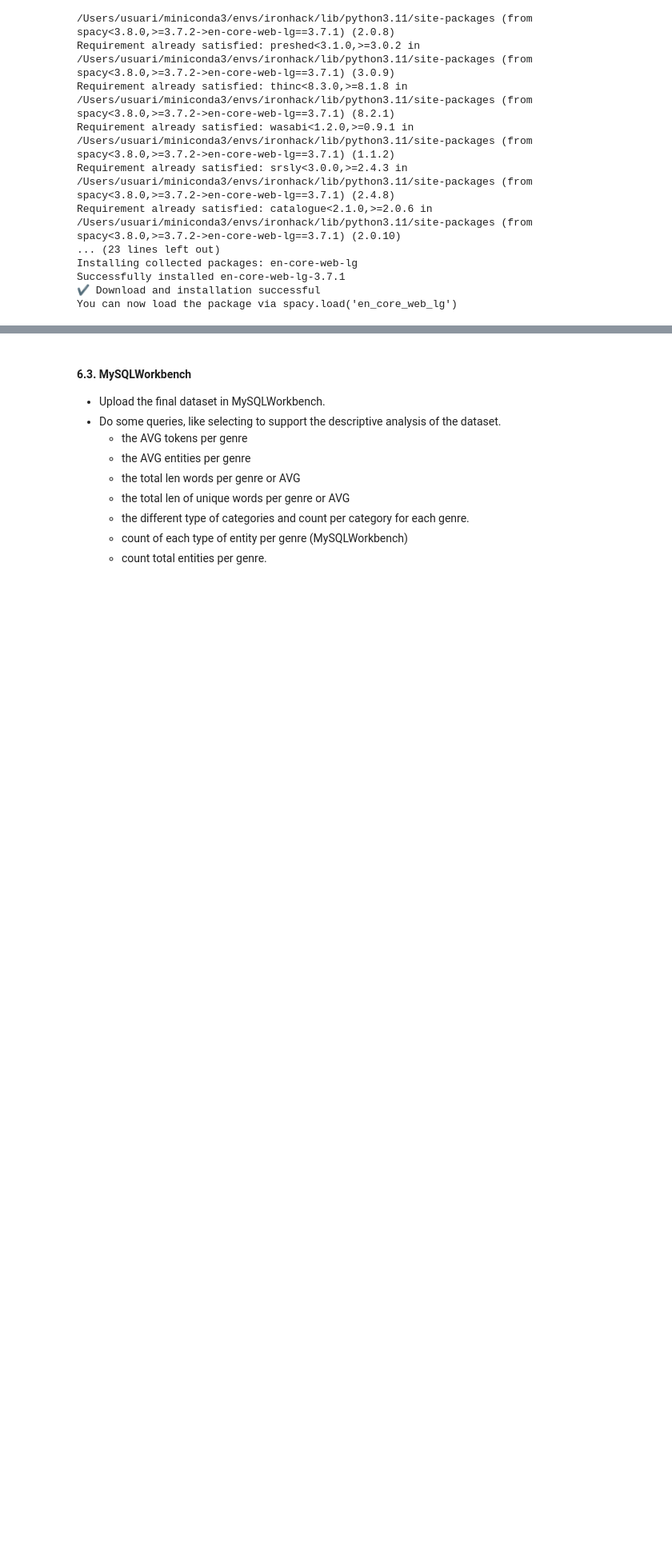
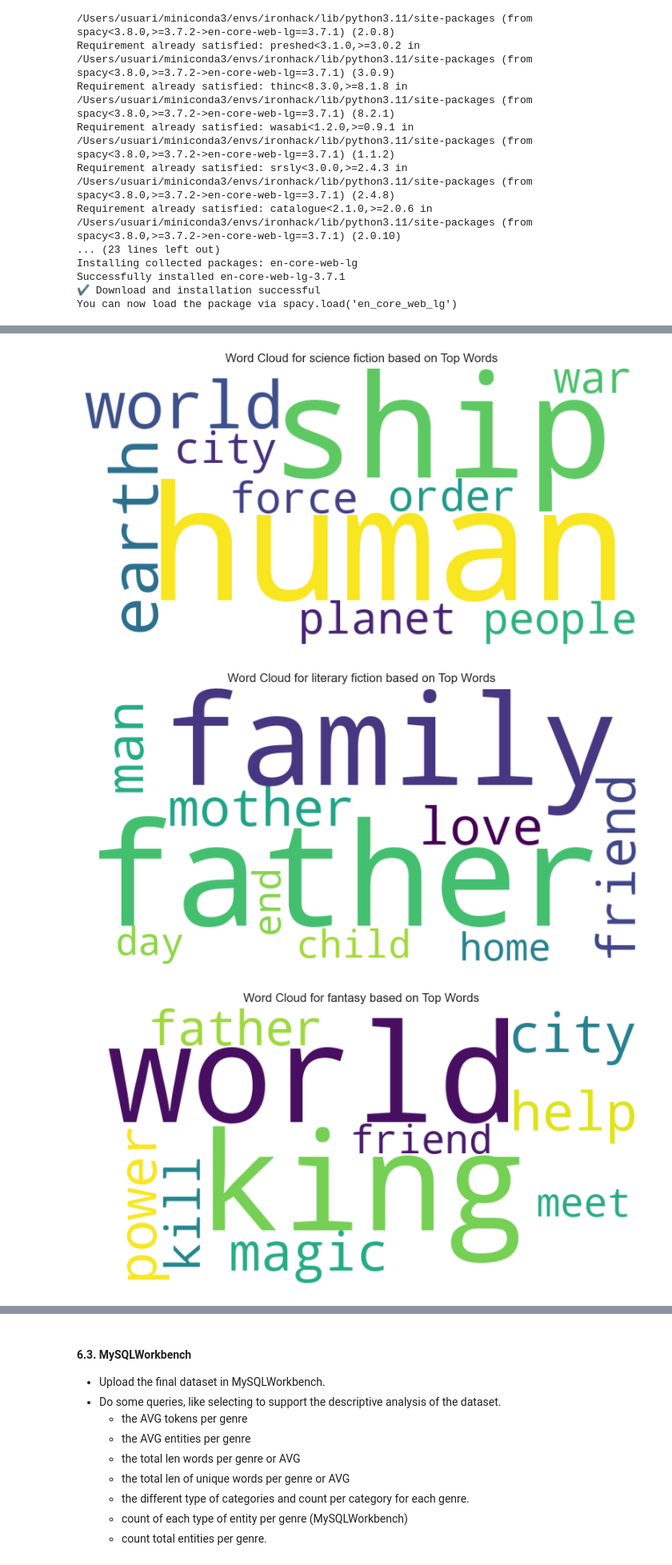
Before and after one commit to foscanit/final_project, a Jupyter notebook: notebooks/NLTK.ipynb, the cells around one changed output, grey strips where cells are left out. Shown at 80% size. Drawn from its saved outputs; the diff is of its cells as text; code cells hidden in the pictures; blank space fills up the shorter version.

```diff
--- a/notebooks/NLTK.ipynb
+++ b/notebooks/NLTK.ipynb
@@ -370,0 +422,34 @@ KeyboardInterrupt:
+# %%
+# I create another function to find the most common entities per genre (excluding cardinals and ordinals):
+
+def top_entities_by_genre(ner, num_top_entities=5, exclude_entities=None):
+    """
+    Returns the top entities by genre based on their frequency.
+
+    Parameters:
+    - ner: DataFrame with columns 'genres' and 'entities'.
+    - num_top_entities: Number of top entities to return for each genre.
+    - exclude_entities: List of entity types to exclude from the results.
+
+    Returns:
+    - Pandas DataFrame with columns 'genres', 'entities', and 'frequency'.
+    """
+    if exclude_entities is None:
+        exclude_entities = []
+
+    # Exclude specified entities
+    ner = ner[~ner['entities'].apply(lambda x: any(entity[1] in exclude_entities for entity in x))]
+
+    # Explode entities
+    exploded_df = ner.explode('entities')
+
+    # Group by genre and entity, count occurrences, and get top entities for each genre
+    top_entities_by_genre = (
+        exploded_df.groupby(['genre', 'entities'])
+        .size()
+        .reset_index(name='frequency')
+        .groupby('genre', group_keys=False)
+        .apply(lambda x: x.nlargest(num_top_entities, 'frequency'))
+    )
+
+    return top_entities_by_genre
@@ -370,0 +585,7 @@ KeyboardInterrupt:
+# %%
+custom_stopwords = ['new', 'two', 'one', 'find', 'take', 'time', 'back', 'go', 'life', 'year', 'return', 'book', 'novel', 'tell', 'story', 'come', 'way', 'first', 'make', 'begin']
+generate_word_clouds_top_words_by_genre(ner, num_top_words=10, custom_stopwords=custom_stopwords)
+# %% [output]
+[figure, added]
+[figure, added]
+[figure, added]
```
Also changed, not shown: parts of 22 cells of this notebook, 2 other files.
